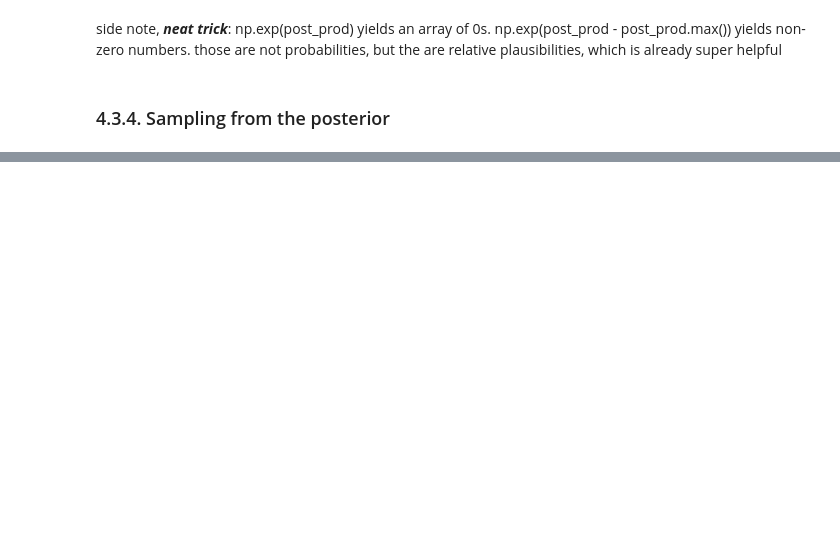
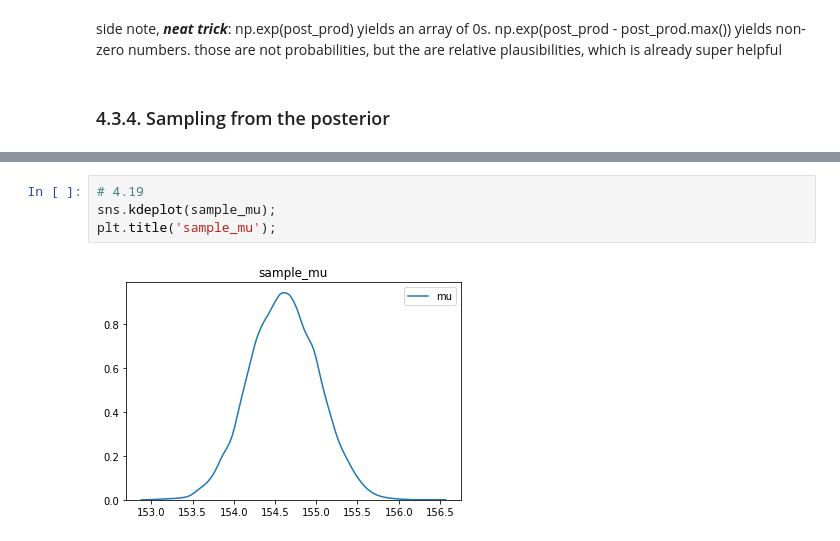
Before and after one commit to nwweber/statistical_rethinking, a Jupyter notebook: chapter_04_linear_models.ipynb, the cells around one changed output, grey strips where cells are left out. Cells and saved outputs as stored; diff of their text form; blank space fills up the shorter version.

```diff
--- a/chapter_04_linear_models.ipynb
+++ b/chapter_04_linear_models.ipynb
@@ -241,0 +241,6 @@ side note, ***neat trick***: np.exp(post_prod) yields an array of 0s. np.exp(pos
+# %%
+# 4.19
+sns.kdeplot(sample_mu);
+plt.title('sample_mu');
+# %% [output]
+[figure, added]
```
Also changed, not shown: parts of 23 cells of this notebook.
